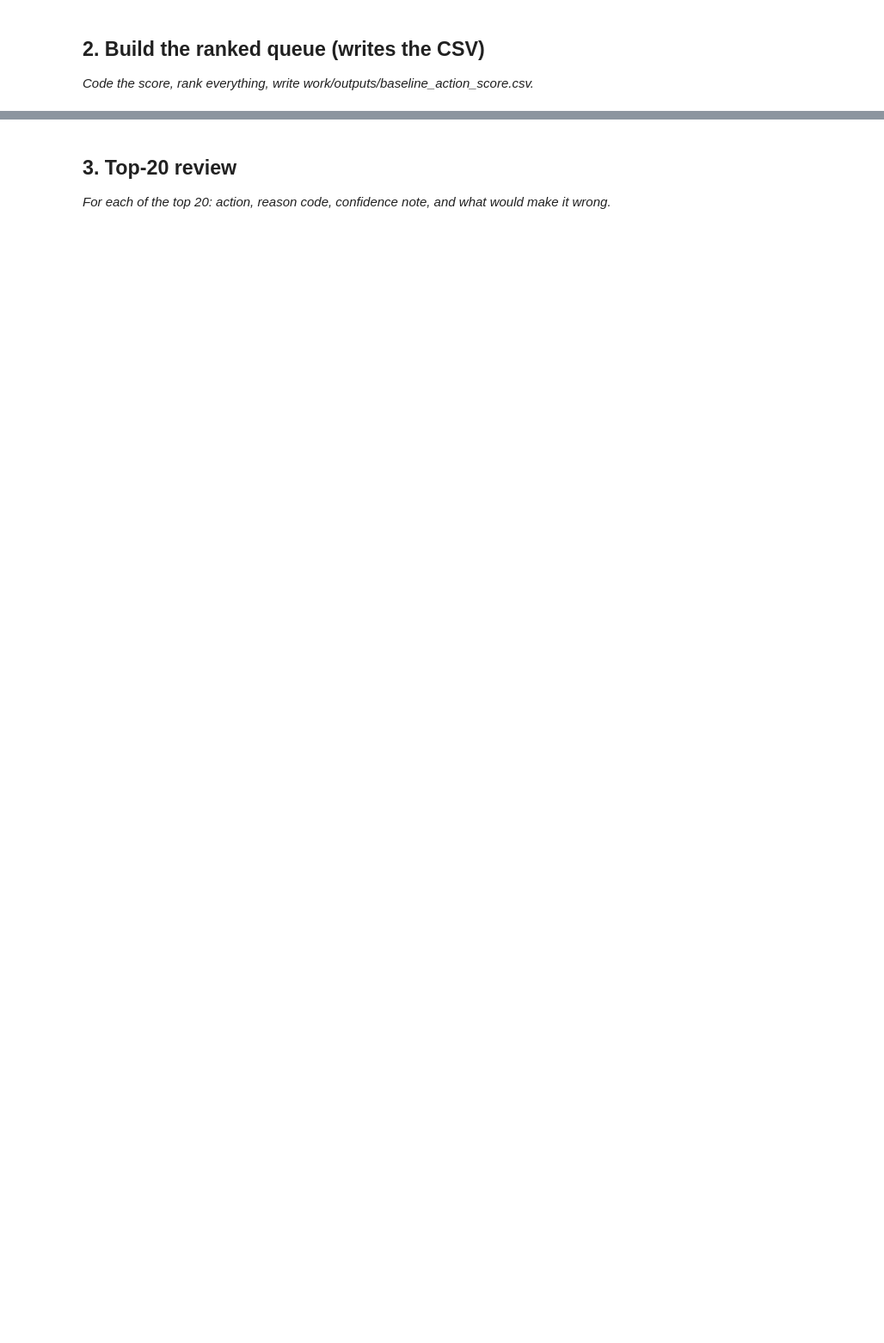
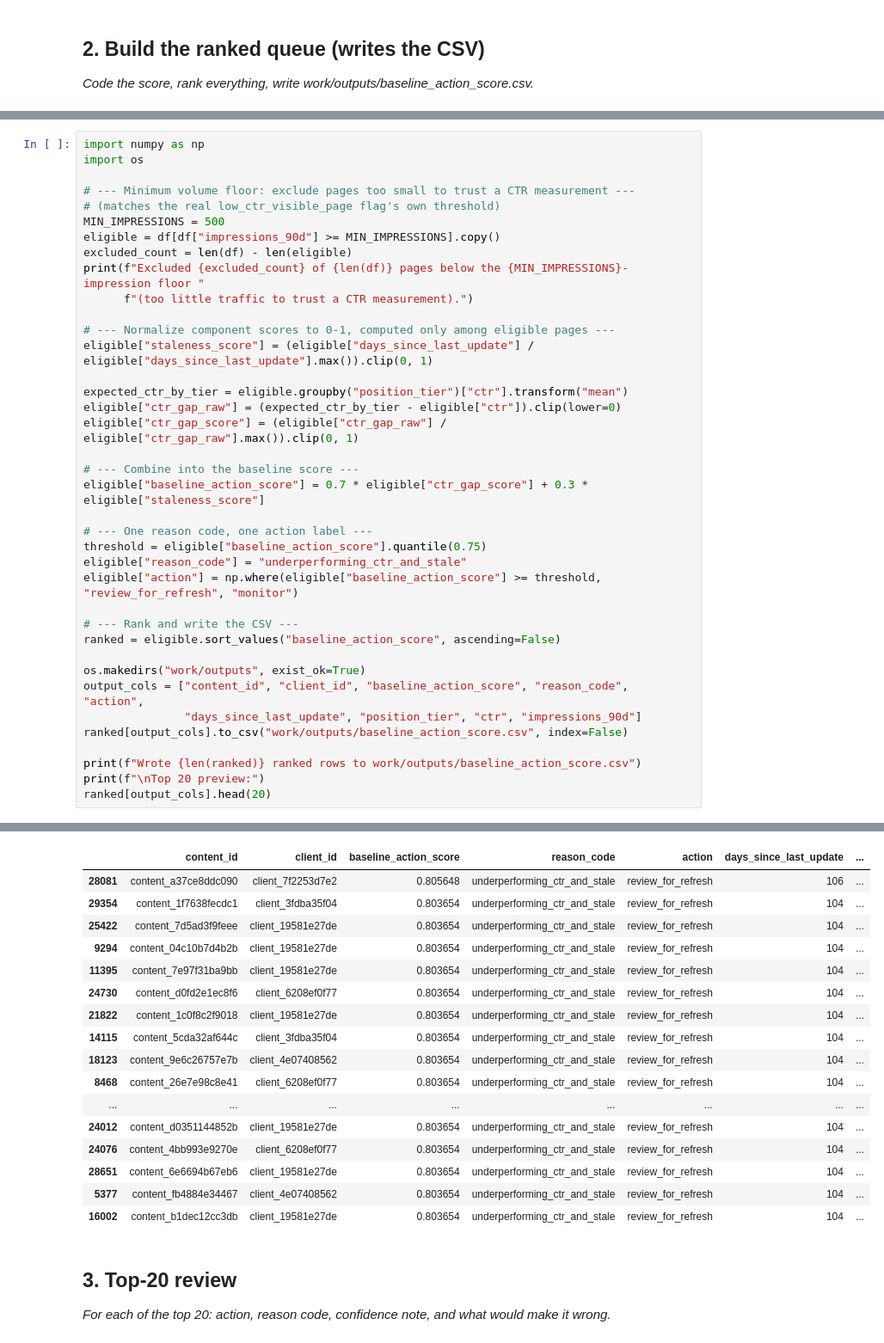
Before and after one commit to MaryumAkram16/flyrank-ml-internship, a Jupyter notebook: work/notebooks/w04_baseline_score.ipynb, the cells around one changed output, grey strips where cells are left out. Shown at 86% size. Cells and saved outputs as stored; diff of their text form; blank space fills up the shorter version.

```diff
--- a/work/notebooks/w04_baseline_score.ipynb
+++ b/work/notebooks/w04_baseline_score.ipynb
@@ -22,0 +77,39 @@ This skeleton is yours to fill. Work the sections **in order** — each one has
+# %%
+import numpy as np
+import os
+
+# --- Minimum volume floor: exclude pages too small to trust a CTR measurement ---
+# (matches the real low_ctr_visible_page flag's own threshold)
+MIN_IMPRESSIONS = 500
+eligible = df[df["impressions_90d"] >= MIN_IMPRESSIONS].copy()
+excluded_count = len(df) - len(eligible)
+print(f"Excluded {excluded_count} of {len(df)} pages below the {MIN_IMPRESSIONS}-impression floor "
+      f"(too little traffic to trust a CTR measurement).")
+
+# --- Normalize component scores to 0-1, computed only among eligible pages ---
+eligible["staleness_score"] = (eligible["days_since_last_update"] / eligible["days_since_last_update"].max()).clip(0, 1)
+
+expected_ctr_by_tier = eligible.groupby("position_tier")["ctr"].transform("mean")
+eligible["ctr_gap_raw"] = (expected_ctr_by_tier - eligible["ctr"]).clip(lower=0)
+eligible["ctr_gap_score"] = (eligible["ctr_gap_raw"] / eligible["ctr_gap_raw"].max()).clip(0, 1)
+
+# --- Combine into the baseline score ---
+eligible["baseline_action_score"] = 0.7 * eligible["ctr_gap_score"] + 0.3 * eligible["staleness_score"]
+
+# --- One reason code, one action label ---
+threshold = eligible["baseline_action_score"].quantile(0.75)
+eligible["reason_code"] = "underperforming_ctr_and_stale"
+eligible["action"] = np.where(eligible["baseline_action_score"] >= threshold, "review_for_refresh", "monitor")
+
+# --- Rank and write the CSV ---
+ranked = eligible.sort_values("baseline_action_score", ascending=False)
+
+os.makedirs("work/outputs", exist_ok=True)
+output_cols = ["content_id", "client_id", "baseline_action_score", "reason_code", "action",
+               "days_since_last_update", "position_tier", "ctr", "impressions_90d"]
+ranked[output_cols].to_csv("work/outputs/baseline_action_score.csv", index=False)
+
+print(f"Wrote {len(ranked)} ranked rows to work/outputs/baseline_action_score.csv")
+print(f"\nTop 20 preview:")
+ranked[output_cols].head(20)
+# %% [output]
@@ -23,3 +120,20 @@ This skeleton is yours to fill. Work the sections **in order** — each one has
+|  | content_id | client_id | baseline_action_score | reason_code | action | days_since_last_update | ... |
+| 28081 | content_a37ce8ddc090 | client_7f2253d7e2 | 0.805648 | underperforming_ctr_and_stale | review_for_refresh | 106 | ... |
+| 29354 | content_1f7638fecdc1 | client_3fdba35f04 | 0.803654 | underperforming_ctr_and_stale | review_for_refresh | 104 | ... |
+| 25422 | content_7d5ad3f9feee | client_19581e27de | 0.803654 | underperforming_ctr_and_stale | review_for_refresh | 104 | ... |
+| 9294 | content_04c10b7d4b2b | client_19581e27de | 0.803654 | underperforming_ctr_and_stale | review_for_refresh | 104 | ... |
+| 11395 | content_7e97f31ba9bb | client_19581e27de | 0.803654 | underperforming_ctr_and_stale | review_for_refresh | 104 | ... |
+| 24730 | content_d0fd2e1ec8f6 | client_6208ef0f77 | 0.803654 | underperforming_ctr_and_stale | review_for_refresh | 104 | ... |
+| 21822 | content_1c0f8c2f9018 | client_19581e27de | 0.803654 | underperforming_ctr_and_stale | review_for_refresh | 104 | ... |
+| 14115 | content_5cda32af644c | client_3fdba35f04 | 0.803654 | underperforming_ctr_and_stale | review_for_refresh | 104 | ... |
+| 18123 | content_9e6c26757e7b | client_4e07408562 | 0.803654 | underperforming_ctr_and_stale | review_for_refresh | 104 | ... |
+| 8468 | content_26e7e98c8e41 | client_6208ef0f77 | 0.803654 | underperforming_ctr_and_stale | review_for_refresh | 104 | ... |
+| ... | ... | ... | ... | ... | ... | ... | ... |
+| 24012 | content_d0351144852b | client_19581e27de | 0.803654 | underperforming_ctr_and_stale | review_for_refresh | 104 | ... |
+| 24076 | content_4bb993e9270e | client_6208ef0f77 | 0.803654 | underperforming_ctr_and_stale | review_for_refresh | 104 | ... |
+| 28651 | content_6e6694b67eb6 | client_19581e27de | 0.803654 | underperforming_ctr_and_stale | review_for_refresh | 104 | ... |
+| 5377 | content_fb4884e34467 | client_4e07408562 | 0.803654 | underperforming_ctr_and_stale | review_for_refresh | 104 | ... |
+| 16002 | content_b1dec12cc3db | client_19581e27de | 0.803654 | underperforming_ctr_and_stale | review_for_refresh | 104 | ... |
 # %% [markdown]
 ## 3. Top-20 review
 
```
Also changed, not shown: parts of 11 cells of this notebook.
